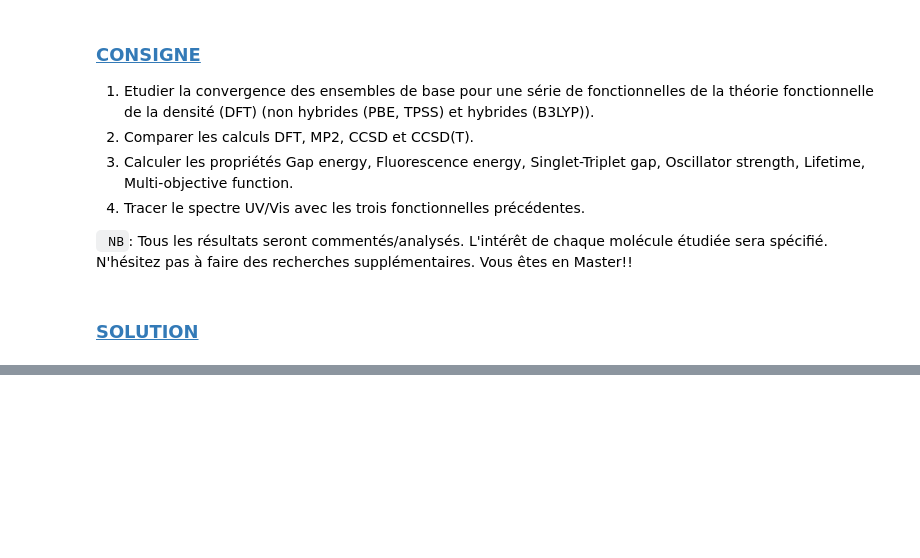
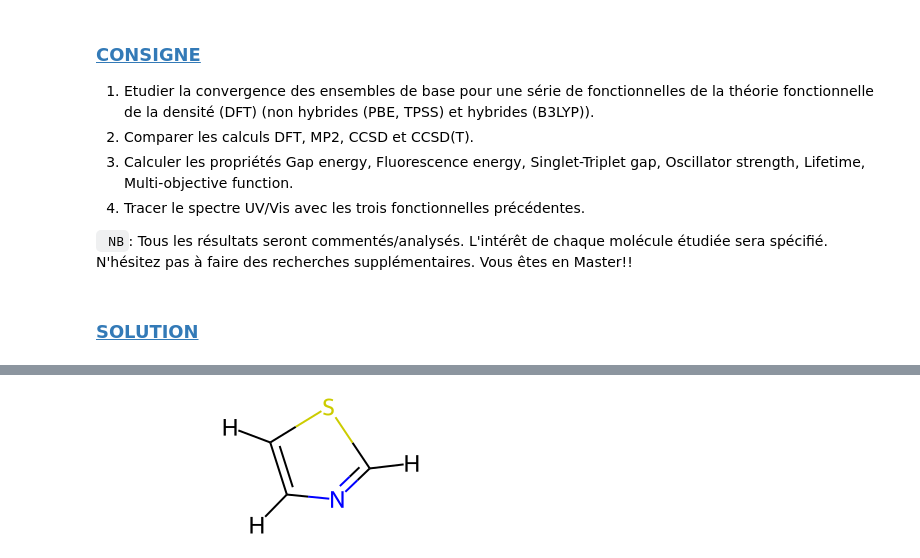
Before and after one commit to GitNindjapatrick/Pyscf-work, a Jupyter notebook: MVOTO_KONGO_Quantum-chemistry-survey.ipynb, the cells around one changed output, grey strips where cells are left out. Cells and saved outputs as stored; diff of their text form; code cells hidden in the pictures; blank space fills up the shorter version.

```diff
--- a/MVOTO_KONGO_Quantum-chemistry-survey.ipynb
+++ b/MVOTO_KONGO_Quantum-chemistry-survey.ipynb
@@ -24,0 +62,5 @@ spécifié. N'hésitez pas à faire des recherches supplémentaires. Vous êtes
+# %%
+confid = AllChem.EmbedMolecule(mol)
+mol
+# %% [output]
+[figure, added]
```
Also changed, not shown: parts of 79 cells of this notebook.
